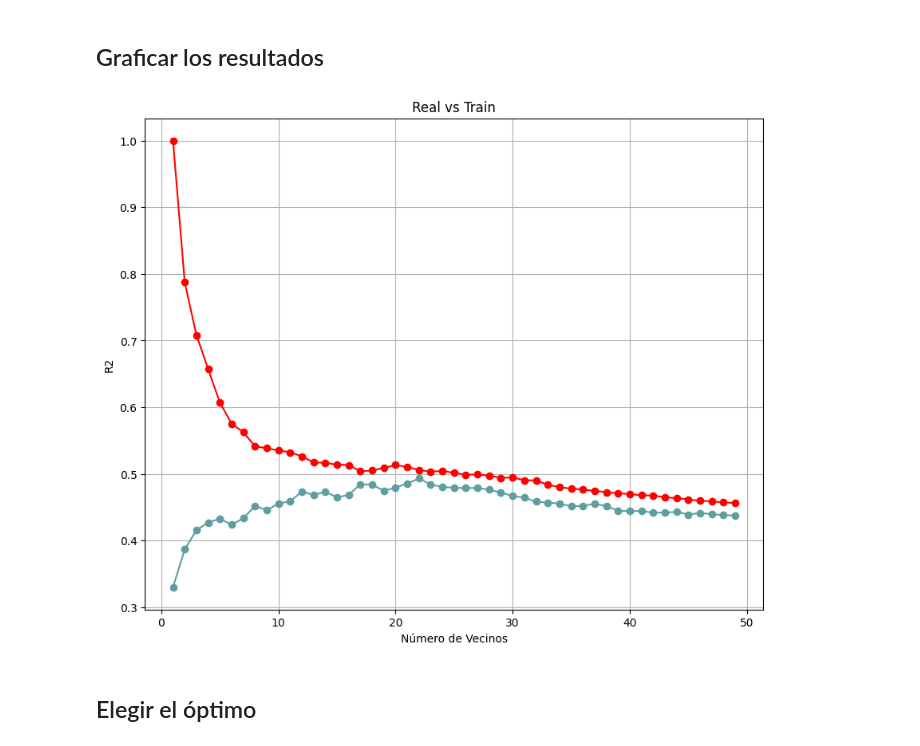
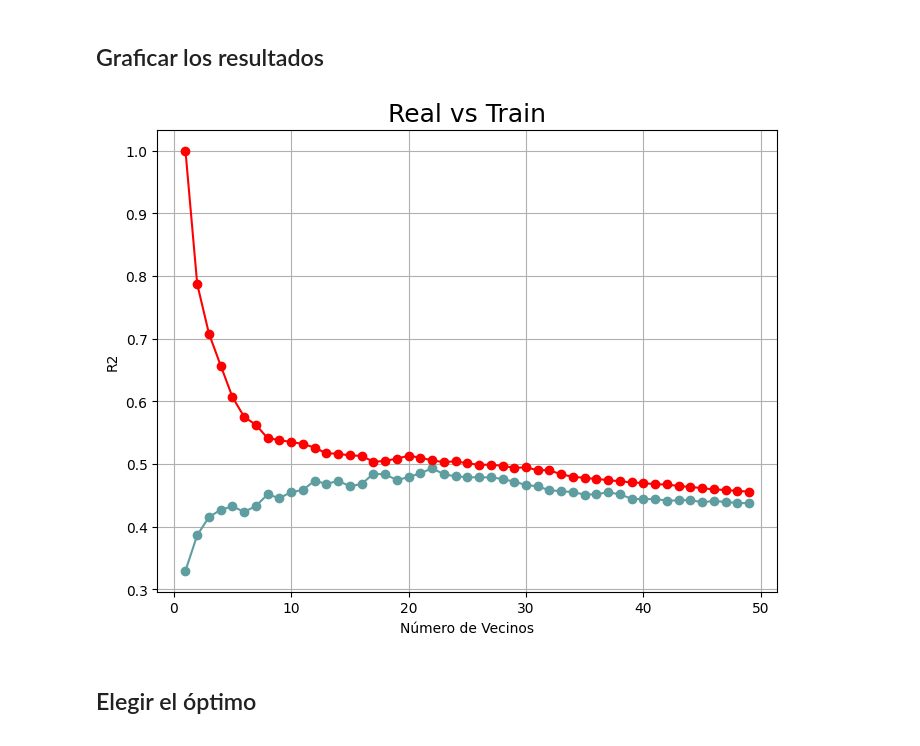
Before and after one commit to luisejdm/Aprendizaje_Estadistico, a Jupyter notebook: Tareas/tarea04/tarea04.ipynb, the cells around one changed output. Cells and saved outputs as stored; diff of their text form; code cells hidden in the pictures.

```diff
--- a/Tareas/tarea04/tarea04.ipynb
+++ b/Tareas/tarea04/tarea04.ipynb
@@ -74,19 +74,19 @@ for i in range(1, 50):
     predicciones_train = model.predict(X_train_scaled)
     r2_train.append(r2_score(y_true=y_train, y_pred=predicciones_train))
 
-resultados = pd.DataFrame({'r2': r2, 'nn': nn, 'r2_train': r2_train})
+resultados = pd.DataFrame({'nn':nn, 'r2': r2, 'r2_train': r2_train})
 # %% [markdown]
 ## Graficar los resultados
 # %%
-plt.figure(figsize=(10, 8))
-plt.title('Real vs Train')
+plt.figure(figsize=(8,6))
+plt.title('Real vs Train', fontsize=18)
 plt.plot(resultados.nn, resultados.r2, label='real', color='cadetblue', marker='o')
 plt.plot(resultados.nn, resultados.r2_train, label='train', color='red', marker='o')
 plt.xlabel('Número de Vecinos')
 plt.ylabel('R2')
 plt.grid()
 # %% [output]
-[figure, old version]
+[figure, new version]
 # %% [markdown]
 ## Elegir el óptimo
 # %%
```
Also changed, not shown: parts of 2 cells of this notebook, 1 other file.
